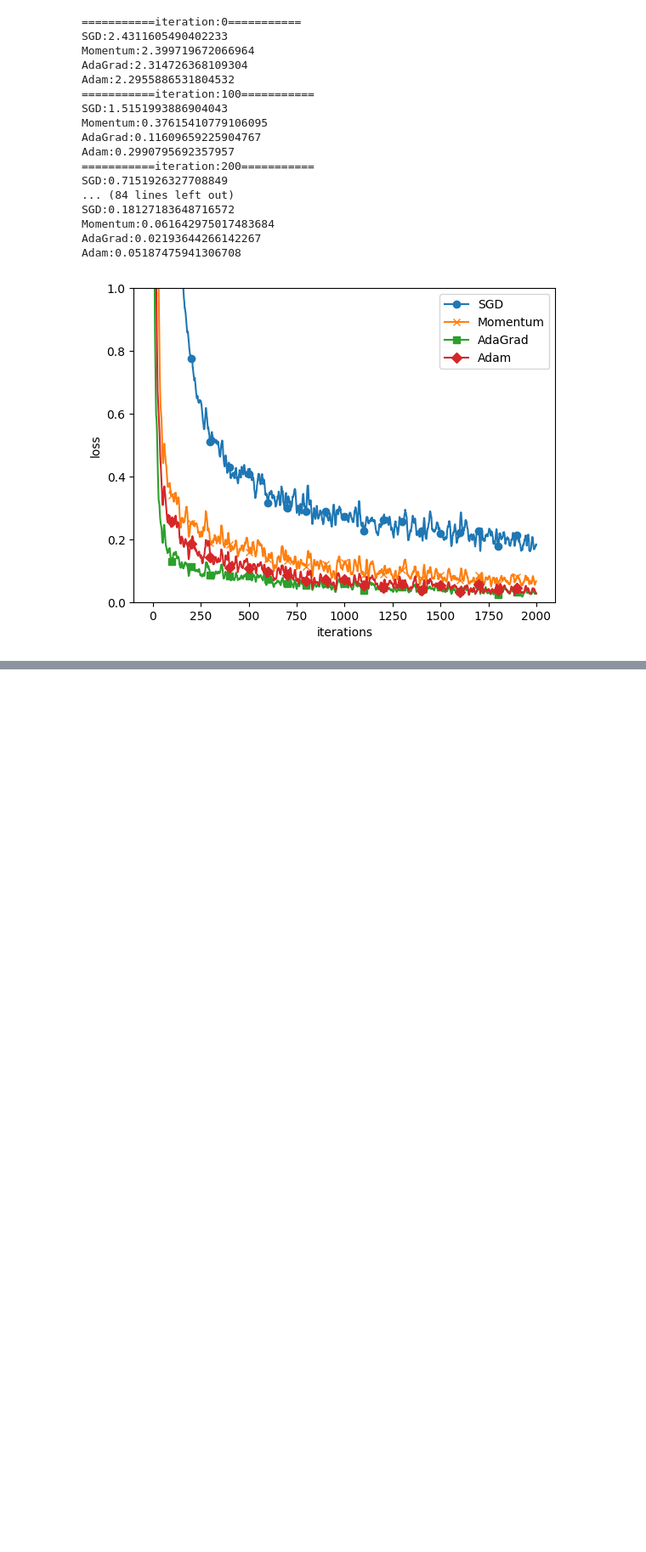
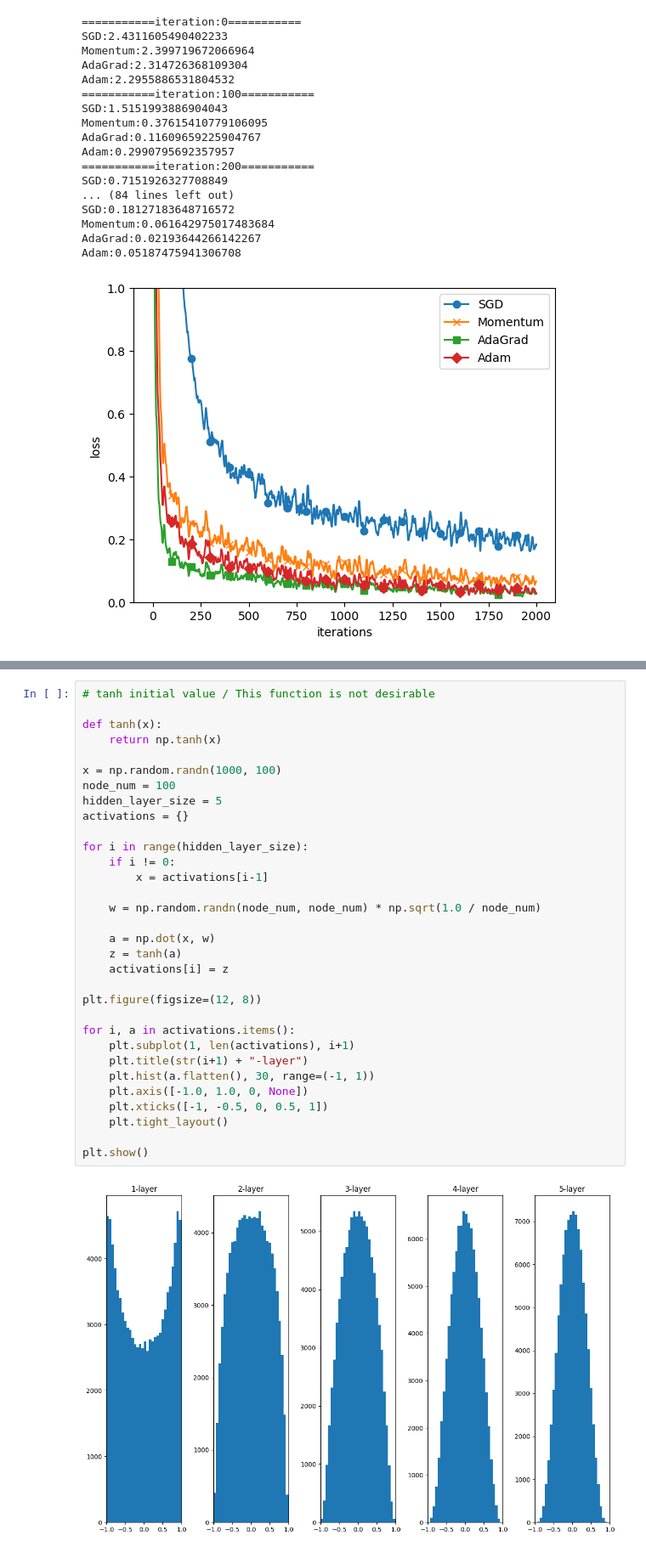
Before and after one commit to AnMyeongGyu/deep_learning_from_scratch, a Jupyter notebook: Chp6.ipynb, the cells around one changed output, grey strips where cells are left out. Shown at 85% size. Drawn from its saved outputs; the diff is of its cells as text; blank space fills up the shorter version.

```diff
--- a/Chp6.ipynb
+++ b/Chp6.ipynb
@@ -229,0 +340,34 @@ Adam:0.05187475941306708
+# %%
+# tanh initial value / This function is not desirable
+
+def tanh(x):
+    return np.tanh(x)
+
+x = np.random.randn(1000, 100)
+node_num = 100
+hidden_layer_size = 5
+activations = {}
+
+for i in range(hidden_layer_size):
+    if i != 0:
+        x = activations[i-1]
+
+    w = np.random.randn(node_num, node_num) * np.sqrt(1.0 / node_num)
+
+    a = np.dot(x, w)
+    z = tanh(a)
+    activations[i] = z
+
+plt.figure(figsize=(12, 8))
+
+for i, a in activations.items():
+    plt.subplot(1, len(activations), i+1)
+    plt.title(str(i+1) + "-layer")
+    plt.hist(a.flatten(), 30, range=(-1, 1))
+    plt.axis([-1.0, 1.0, 0, None])
+    plt.xticks([-1, -0.5, 0, 0.5, 1])
+    plt.tight_layout()
+
+plt.show()
+# %% [output]
+[figure, added]
```
Also changed, not shown: parts of 10 cells of this notebook.
